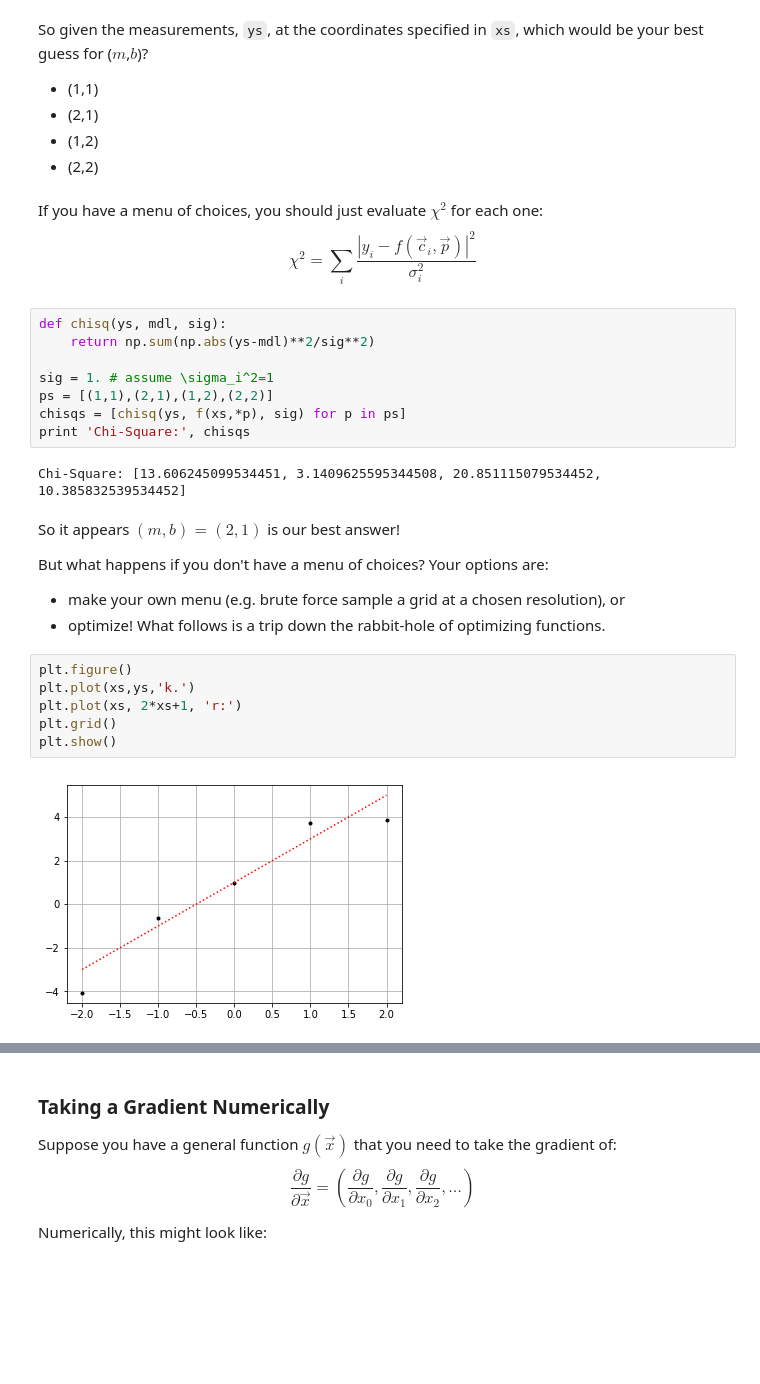
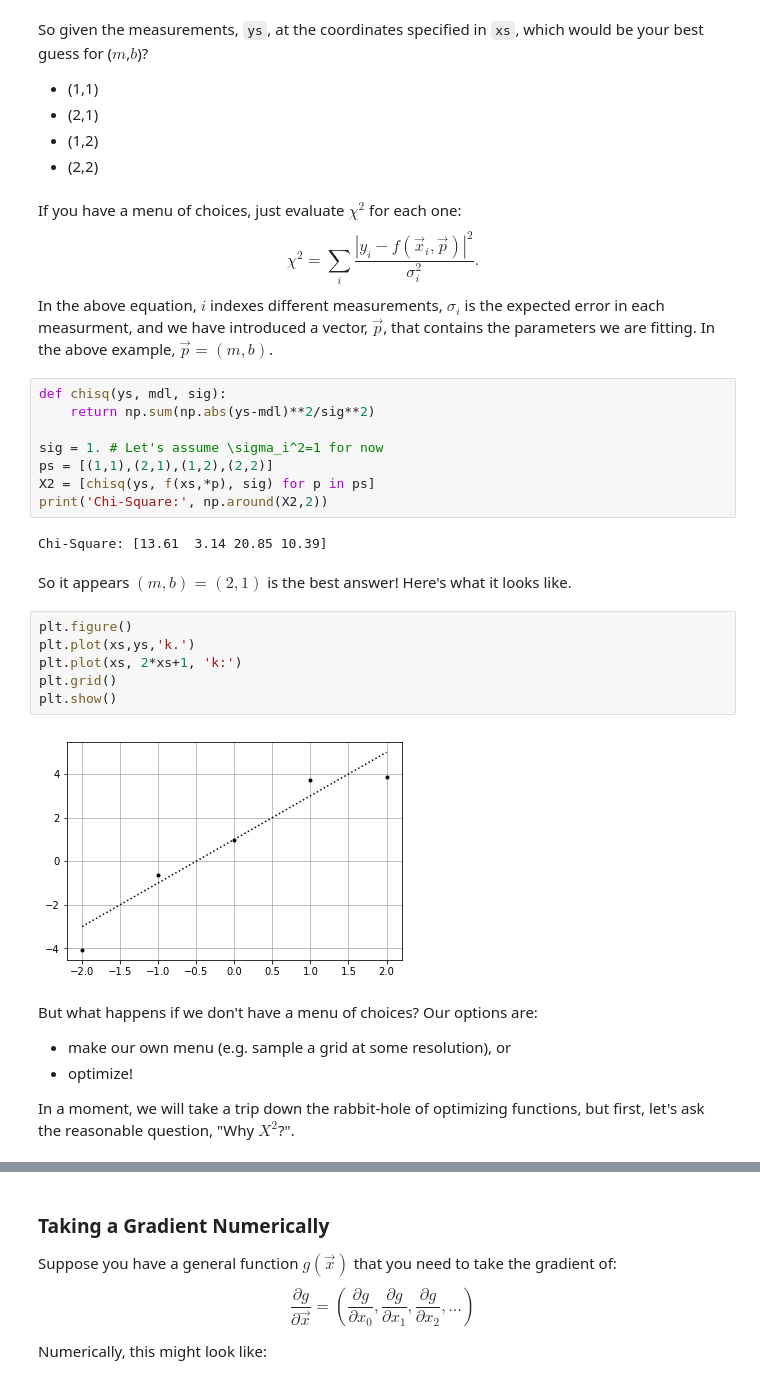
Before and after one commit to AaronParsons/ugradio, a Jupyter notebook: jupyter_tutorials/lab3/chisq_tutorial.ipynb, the cells around one changed output, grey strips where cells are left out. Cells and saved outputs as stored; diff of their text form; blank space fills up the shorter version.

Commit message:
Updated chisq tutorial

```diff
--- a/jupyter_tutorials/lab3/chisq_tutorial.ipynb
+++ b/jupyter_tutorials/lab3/chisq_tutorial.ipynb
@@ -19,35 +28,37 @@ So given the measurements, `ys`, at the coordinates specified in `xs`, which wou
 - (1,2)
 - (2,2)
 # %% [markdown]
-If you have a menu of choices, you should just evaluate $\chi^2$ for each one:
+If you have a menu of choices, just evaluate $\chi^2$ for each one:
 \begin{equation}
-\chi^2=\sum_i{\frac{|y_i-f(\vec c_i,\vec p)|^2}{\sigma_i^2}}
+\chi^2=\sum_i{\frac{|y_i-f(\vec x_i,\vec p)|^2}{\sigma_i^2}}.
 \end{equation}
+In the above equation, $i$ indexes different measurements, $\sigma_i$ is the expected error in each measurment, and we have introduced a vector, $\vec p$, that contains the parameters we are fitting.  In the above example, $\vec p = (m, b)$.
 # %%
 def chisq(ys, mdl, sig):
     return np.sum(np.abs(ys-mdl)**2/sig**2)
 
-sig = 1. # assume \sigma_i^2=1
+sig = 1. # Let's assume \sigma_i^2=1 for now
 ps = [(1,1),(2,1),(1,2),(2,2)]
-chisqs = [chisq(ys, f(xs,*p), sig) for p in ps]
-print 'Chi-Square:', chisqs
+X2 = [chisq(ys, f(xs,*p), sig) for p in ps]
+print('Chi-Square:', np.around(X2,2))
 # %% [output]
-Chi-Square: [13.606245099534451, 3.1409625595344508, 20.851115079534452, 10.385832539534452]
+Chi-Square: [13.61  3.14 20.85 10.39]
+# %% [markdown]
+So it appears $(m,b)=(2,1)$ is the best answer! Here's what it looks like.
+# %%
+plt.figure()
+plt.plot(xs,ys,'k.')
+plt.plot(xs, 2*xs+1, 'k:')
+plt.grid()
+plt.show()
+# %% [output]
+[figure, added]
 # %% [markdown]
-So it appears $(m,b)=(2,1)$ is our best answer!
+But what happens if we don't have a menu of choices?  Our options are:
+- make our own menu (e.g. sample a grid at some resolution), or
+- optimize!
 
-But what happens if you don't have a menu of choices?  Your options are:
-- make your own menu (e.g. brute force sample a grid at a chosen resolution), or
-- optimize!
-What follows is a trip down the rabbit-hole of optimizing functions.
+In a moment, we will take a trip down the rabbit-hole of optimizing functions, but first, let's ask the reasonable question, "Why $X^2$?".
-# %%
-plt.figure()
-plt.plot(xs,ys,'k.')
-plt.plot(xs, 2*xs+1, 'r:')
-plt.grid()
-plt.show()
-# %% [output]
-[figure, removed]
 # %% [markdown]
 ## Why $\chi^2$?
 
```
Also changed, not shown: parts of 25 cells of this notebook.
